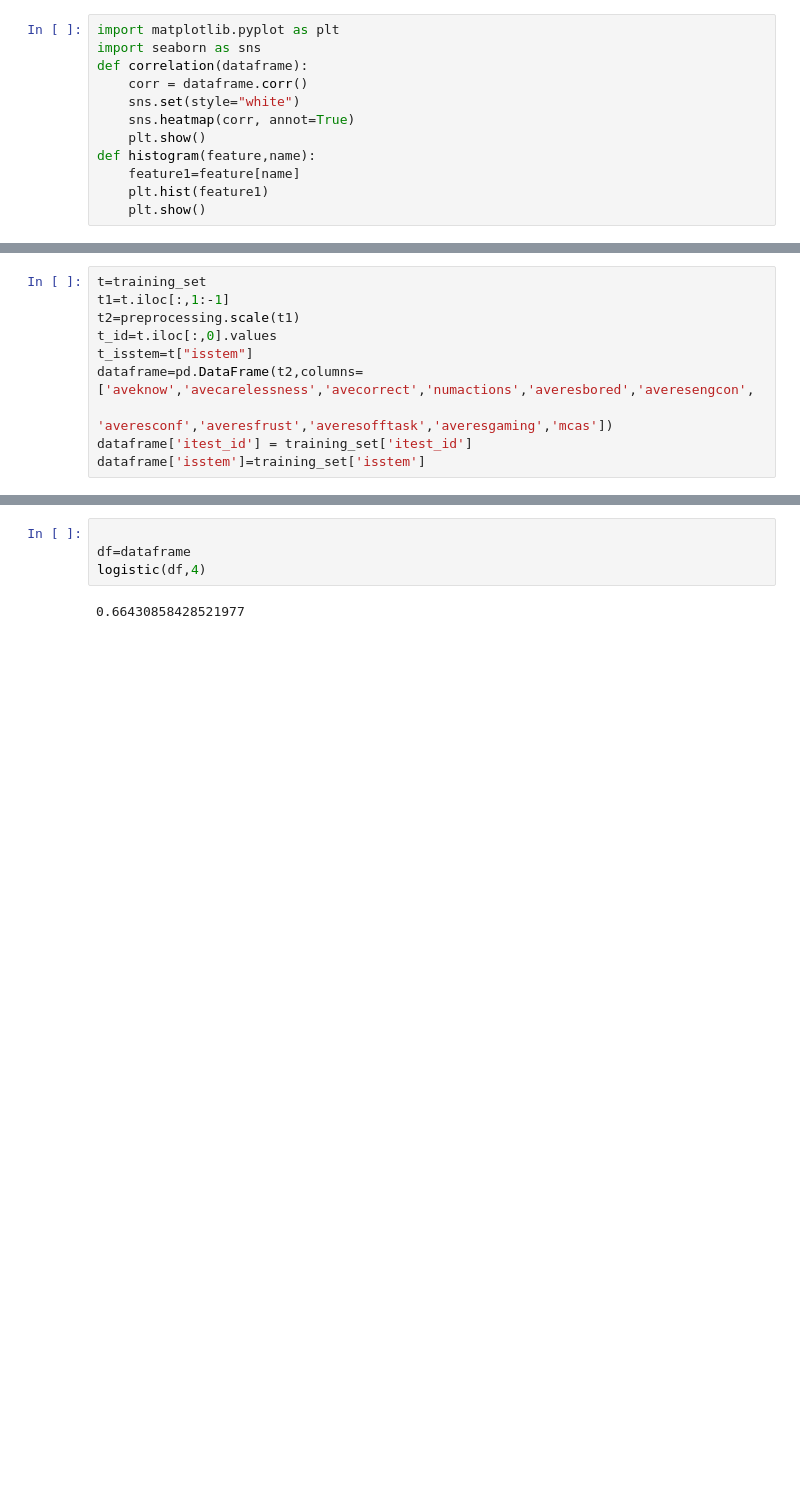
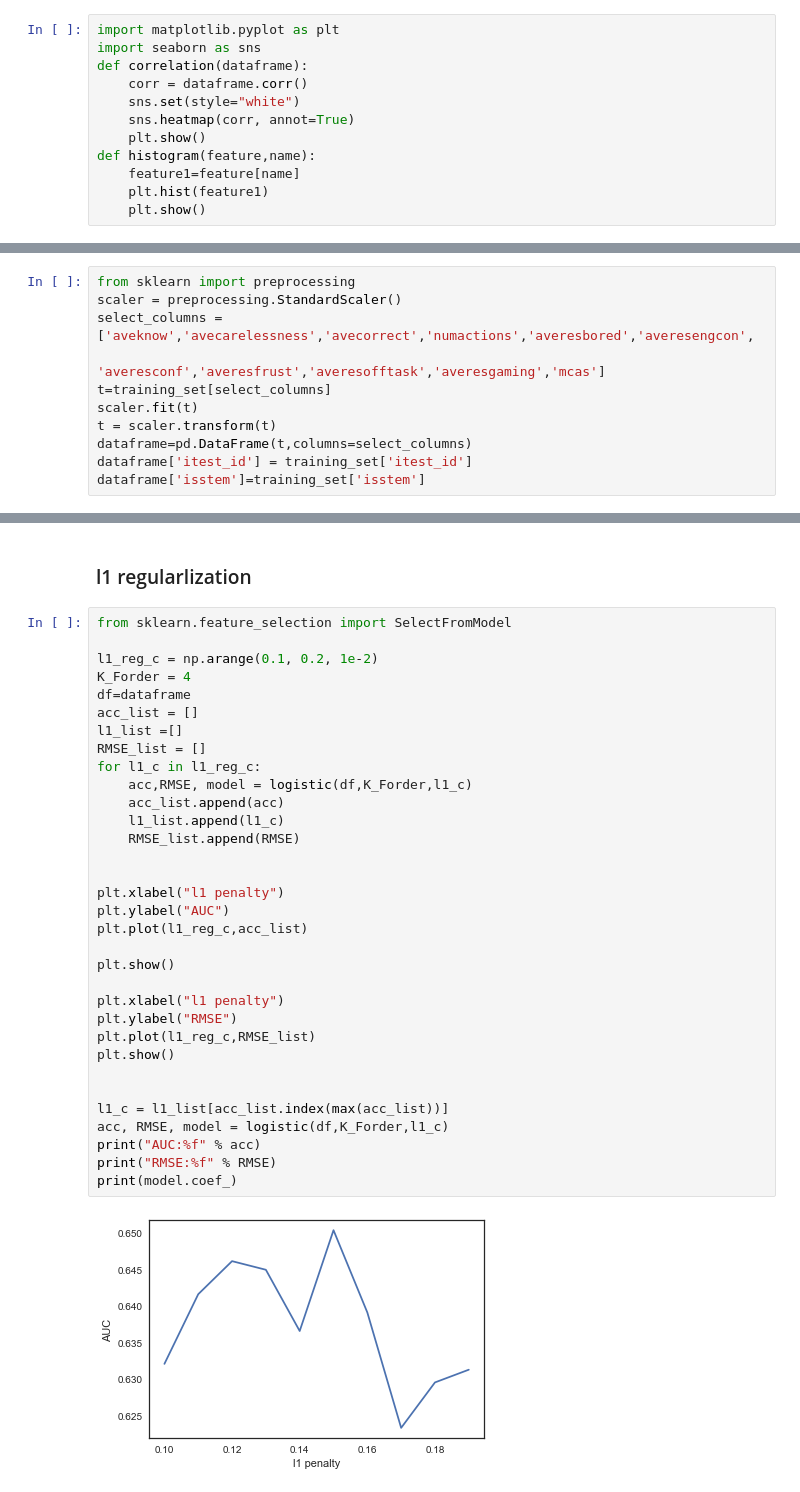
Before and after one commit to zyfzjsc988/DataMining, a Jupyter notebook: Qi_Fay_Joy/preprocess.ipynb, the cells around one changed output, grey strips where cells are left out. Drawn from its saved outputs; the diff is of its cells as text; blank space fills up the shorter version.

Commit message:
simple models

```diff
--- a/Qi_Fay_Joy/preprocess.ipynb
+++ b/Qi_Fay_Joy/preprocess.ipynb
@@ -127,10 +103,11 @@ feature name: averesengcon
 # %%
-t=training_set
-t1=t.iloc[:,1:-1]
-t2=preprocessing.scale(t1)
-t_id=t.iloc[:,0].values
-t_isstem=t["isstem"]
-dataframe=pd.DataFrame(t2,columns=['aveknow','avecarelessness','avecorrect','numactions','averesbored','averesengcon',
-                         'averesconf','averesfrust','averesofftask','averesgaming','mcas'])
+from sklearn import preprocessing
+scaler = preprocessing.StandardScaler()
+select_columns = ['aveknow','avecarelessness','avecorrect','numactions','averesbored','averesengcon',
+                         'averesconf','averesfrust','averesofftask','averesgaming','mcas']
+t=training_set[select_columns]
+scaler.fit(t)
+t = scaler.transform(t)
+dataframe=pd.DataFrame(t,columns=select_columns)
 dataframe['itest_id'] = training_set['itest_id']
 dataframe['isstem']=training_set['isstem']
@@ -159,6 +144,37 @@ def logistic(df,c):
-# %%
-
-df=dataframe
-logistic(df,4)
-# %% [output]
-0.66430858428521977
+# %% [markdown]
+###  l1 regularlization
+# %%
+from sklearn.feature_selection import SelectFromModel
+
+l1_reg_c = np.arange(0.1, 0.2, 1e-2)
+K_Forder = 4
+df=dataframe
+acc_list = []
+l1_list =[]
+RMSE_list = []
+for l1_c in l1_reg_c:
+    acc,RMSE, model = logistic(df,K_Forder,l1_c)
+    acc_list.append(acc)
+    l1_list.append(l1_c)
+    RMSE_list.append(RMSE)
+
+
+plt.xlabel("l1 penalty")
+plt.ylabel("AUC")
+plt.plot(l1_reg_c,acc_list)
+
+plt.show()
+
+plt.xlabel("l1 penalty")
+plt.ylabel("RMSE")
+plt.plot(l1_reg_c,RMSE_list)
+plt.show()
+
+
+l1_c = l1_list[acc_list.index(max(acc_list))]
+acc, RMSE, model = logistic(df,K_Forder,l1_c)
+print("AUC:%f" % acc)
+print("RMSE:%f" % RMSE)
+print(model.coef_)
+# %% [output]
+[figure, added]
```
Also changed, not shown: parts of 15 cells of this notebook.
